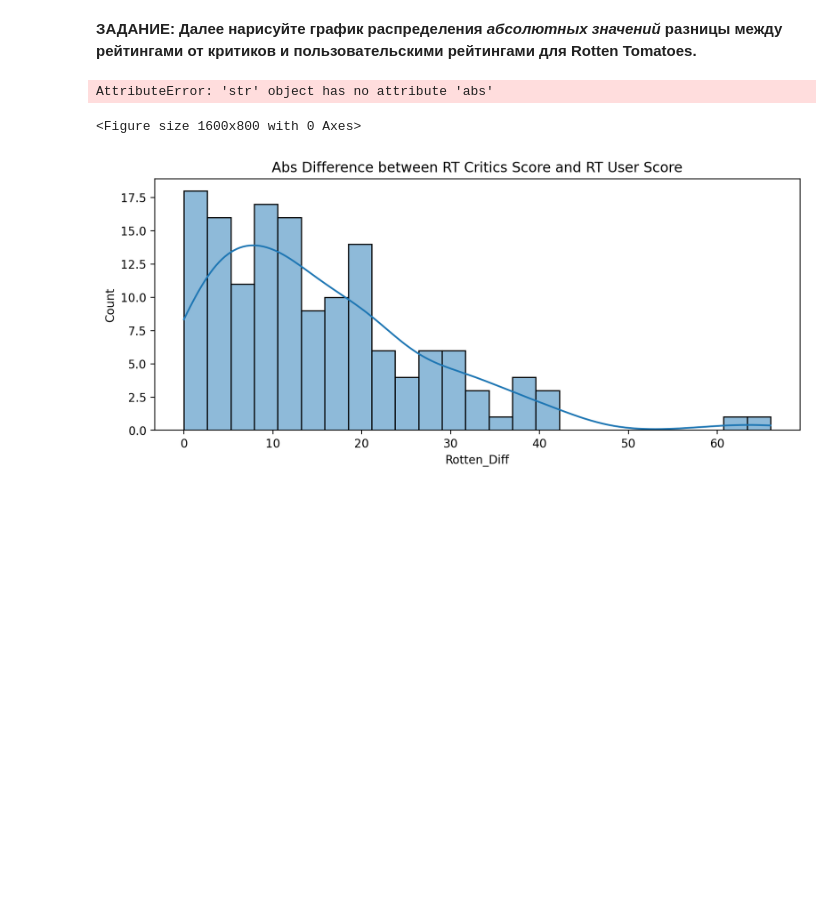
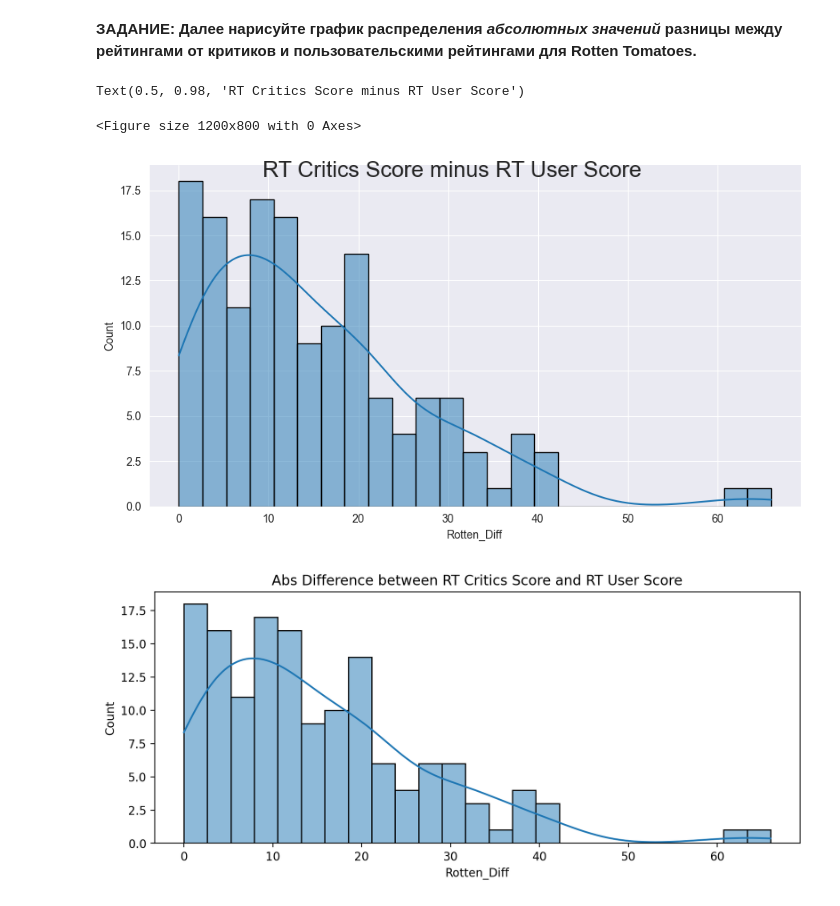
Before and after one commit to sanakulov/ml2, a Jupyter notebook: 06-Capstone-Project/00-Capstone-Project.ipynb, the cells around one changed output. Saved outputs shown, nothing was run; the diff lists cells and outputs as text; code cells hidden in the pictures; blank space fills up the shorter version.

```diff
--- a/06-Capstone-Project/00-Capstone-Project.ipynb
+++ b/06-Capstone-Project/00-Capstone-Project.ipynb
@@ -465,11 +466,12 @@ sb.kdeplot(data=all_sites,x="Rotten_Diff")
 **ЗАДАНИЕ: Далее нарисуйте график распределения *абсолютных значений* разницы между рейтингами от критиков и пользовательскими рейтингами для Rotten Tomatoes.**
 # %%
 # НАПИШИТЕ ВАШ КОД В ЭТОЙ ЯЧЕЙКЕ!
-plt.figure(figsize=(8,4), dpi=200)
-sb.kdeplot(data=all_sites,x="Rotten_Diff")
+plt.figure(figsize=(6,4), dpi=200)
+sb.displot(data=all_sites,x=all_sites["Rotten_Diff"].abs(), bins=25, kde=True, aspect=1.8, edgecolor="black").figure.suptitle("RT Critics Score minus RT User Score", fontsize=20)
 # %% [output]
-AttributeError: 'str' object has no attribute 'abs'
+Text(0.5, 0.98, 'RT Critics Score minus RT User Score')
-<Figure size 1600x800 with 0 Axes>
+<Figure size 1200x800 with 0 Axes>
+[figure, added]
 # %%
 # %% [output]
 [figure]
```
Also changed, not shown: parts of 6 cells of this notebook.
